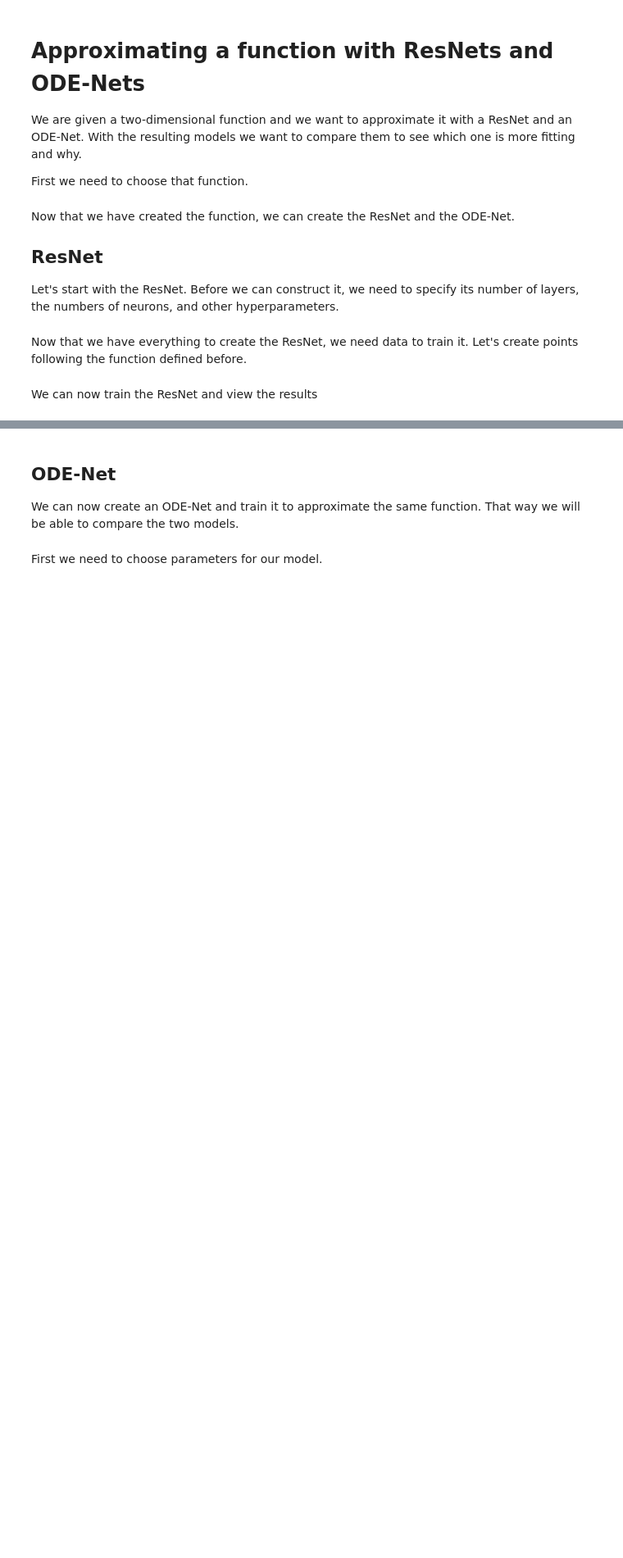
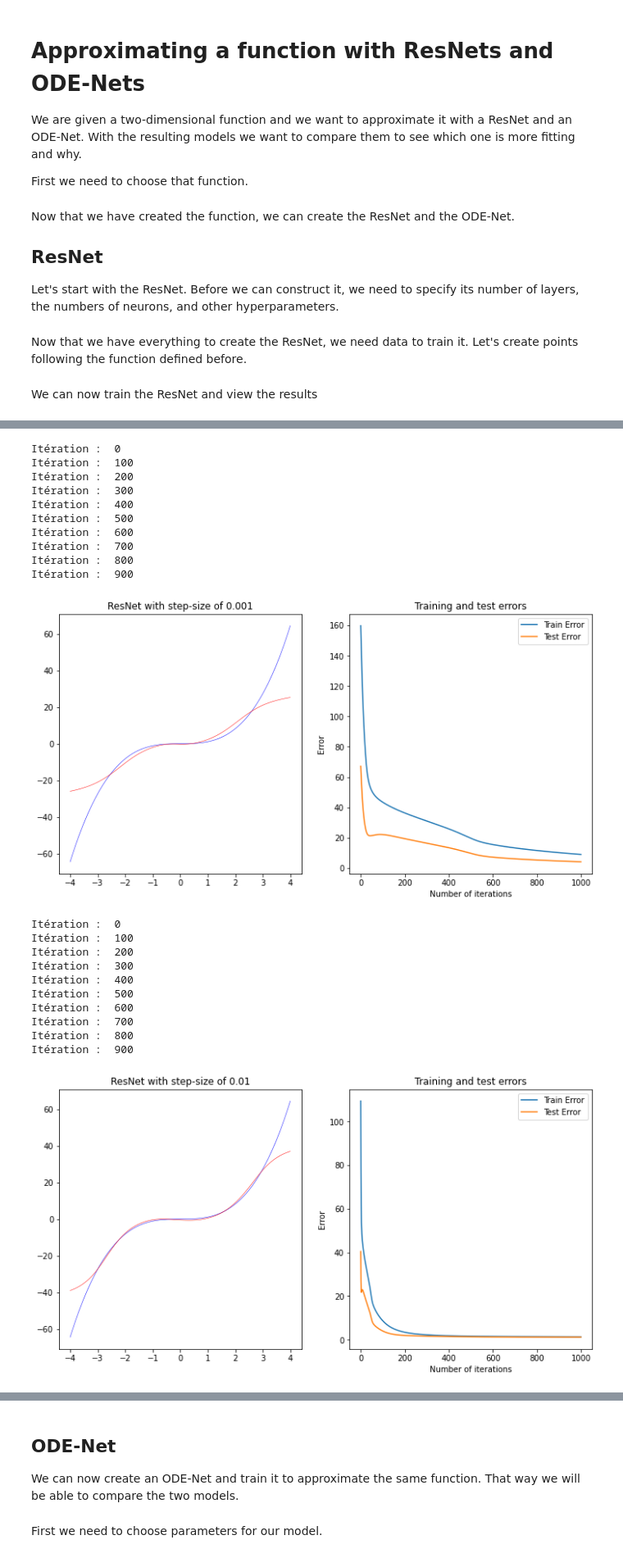
Before and after one commit to DumezErika/ProjetMachineLearning, a Jupyter notebook: implementation/Function Approximation/approx_func.ipynb, the cells around one changed output, grey strips where cells are left out. Shown: that part at 82% size. Saved outputs shown, nothing was run; the diff lists cells and outputs as text; code cells hidden in the pictures; blank space fills up the shorter version.

```diff
--- a/implementation/Function Approximation/approx_func.ipynb
+++ b/implementation/Function Approximation/approx_func.ipynb
@@ -166,0 +196,38 @@ graph_errors(train_errors, test_errors)
+# %%
+step_sizes = [0.001, 0.01, 0.1]
+for s_size in step_sizes:
+    resnet_params, train_errors, test_errors = train_resnet(inputs_train, inputs_test, noisy_targets_train, noisy_targets_test, s_size)
+    plt.figure(1, figsize=(12,6))
+
+    plt.subplot(1,2,1)
+    plt.plot(fine_inputs, fine_targets, lw=0.5, color='blue')
+    plt.plot(fine_inputs, resnet(resnet_params, fine_inputs, resnet_depth), lw=0.5, color='red')
+    plt.title(f"ResNet with step-size of {s_size}")
+
+    plt.subplot(1,2,2)
+    graph_errors(train_errors, test_errors)
+
+    plt.show()
+# %% [output]
+Itération :  0
+Itération :  100
+Itération :  200
+Itération :  300
+Itération :  400
+Itération :  500
+Itération :  600
+Itération :  700
+Itération :  800
+Itération :  900
+[figure, added]
+Itération :  0
+Itération :  100
+Itération :  200
+Itération :  300
+Itération :  400
+Itération :  500
+Itération :  600
+Itération :  700
+Itération :  800
+Itération :  900
+[figure, added]
```
Also changed, not shown: parts of 14 cells of this notebook.
